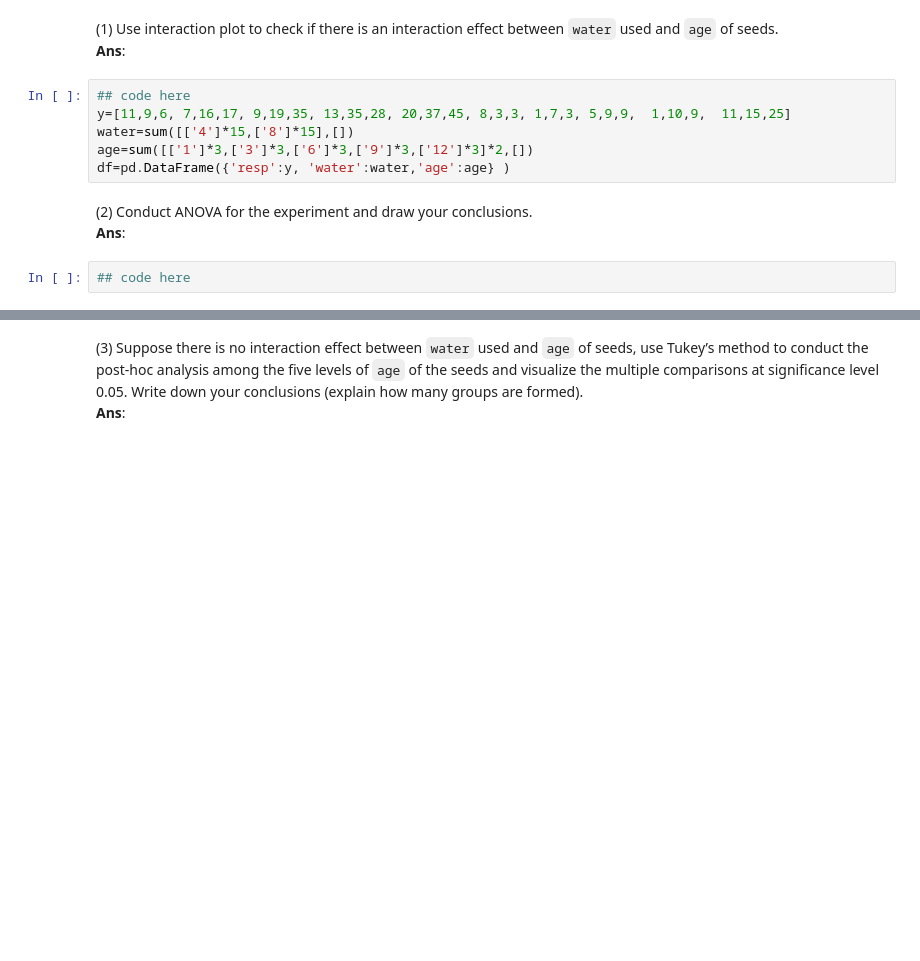
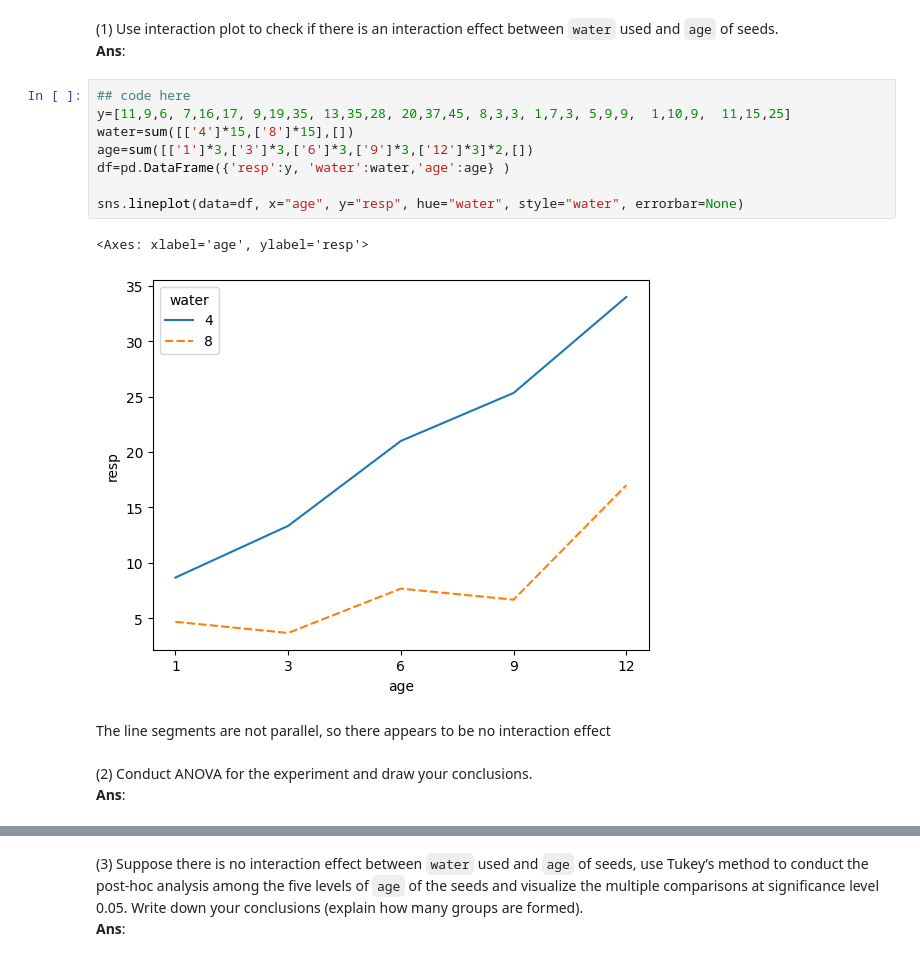
Before and after one commit to rmedcraft/Statistical-Methods, a Jupyter notebook: Project4.ipynb, the cells around one changed output, grey strips where cells are left out. Cells and saved outputs as stored; diff of their text form; blank space fills up the shorter version.

```diff
--- a/Project4.ipynb
+++ b/Project4.ipynb
@@ -97,11 +97,16 @@ are the factorial combinations of amount of `water` used for sprouting (factor A
 # %%
 ## code here
 y=[11,9,6, 7,16,17, 9,19,35, 13,35,28, 20,37,45, 8,3,3, 1,7,3, 5,9,9,  1,10,9,  11,15,25]
 water=sum([['4']*15,['8']*15],[])
 age=sum([['1']*3,['3']*3,['6']*3,['9']*3,['12']*3]*2,[])
 df=pd.DataFrame({'resp':y, 'water':water,'age':age} )
+
+sns.lineplot(data=df, x="age", y="resp", hue="water", style="water", errorbar=None)
+# %% [output]
+<Axes: xlabel='age', ylabel='resp'>
+[figure, added]
+# %% [markdown]
+The line segments are not parallel, so there appears to be no interaction effect
 # %% [markdown]
 (2) Conduct ANOVA for the experiment and draw your conclusions.\
 **Ans**:
-# %%
-## code here
```
Also changed, not shown: parts of 5 cells of this notebook.
